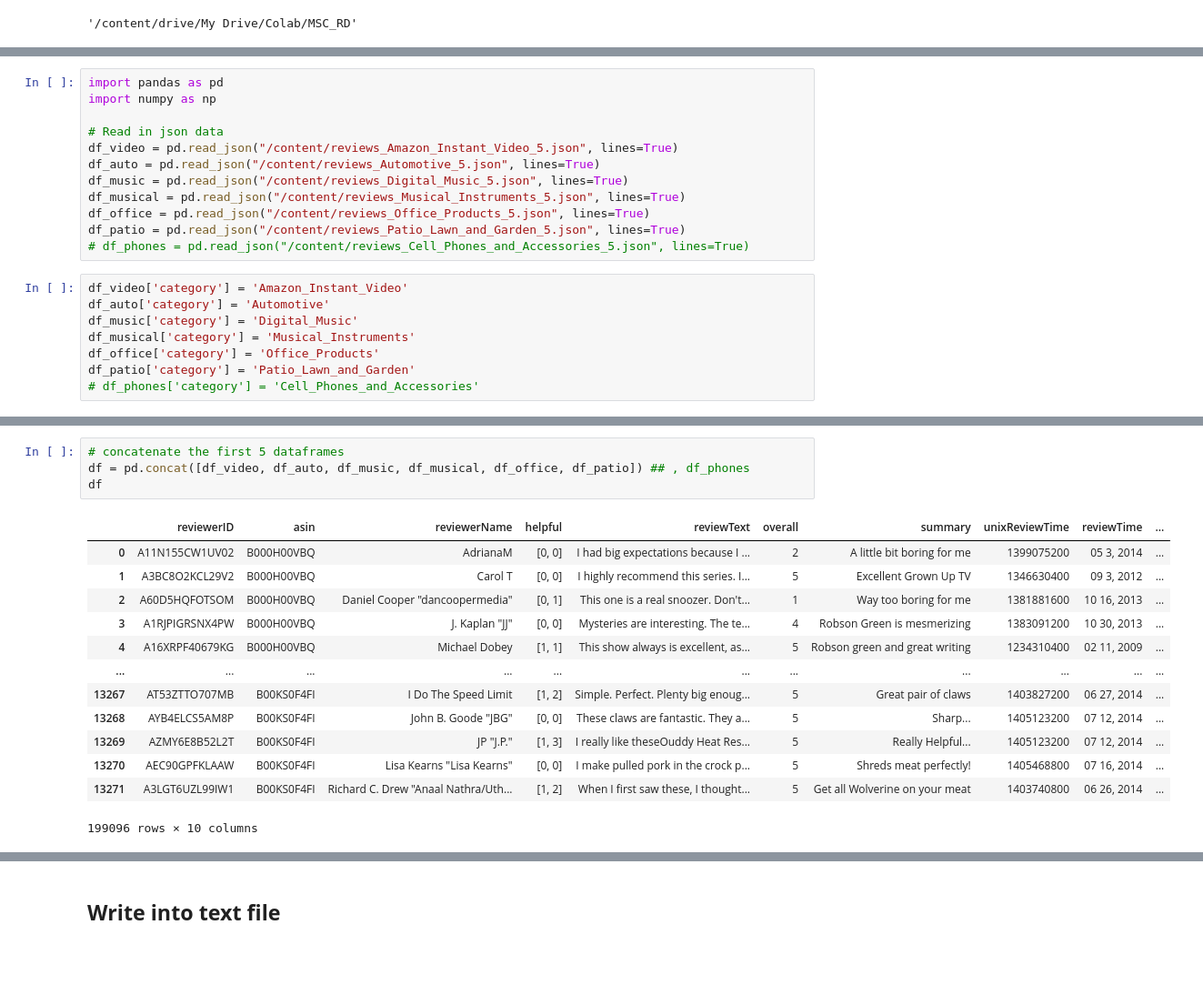
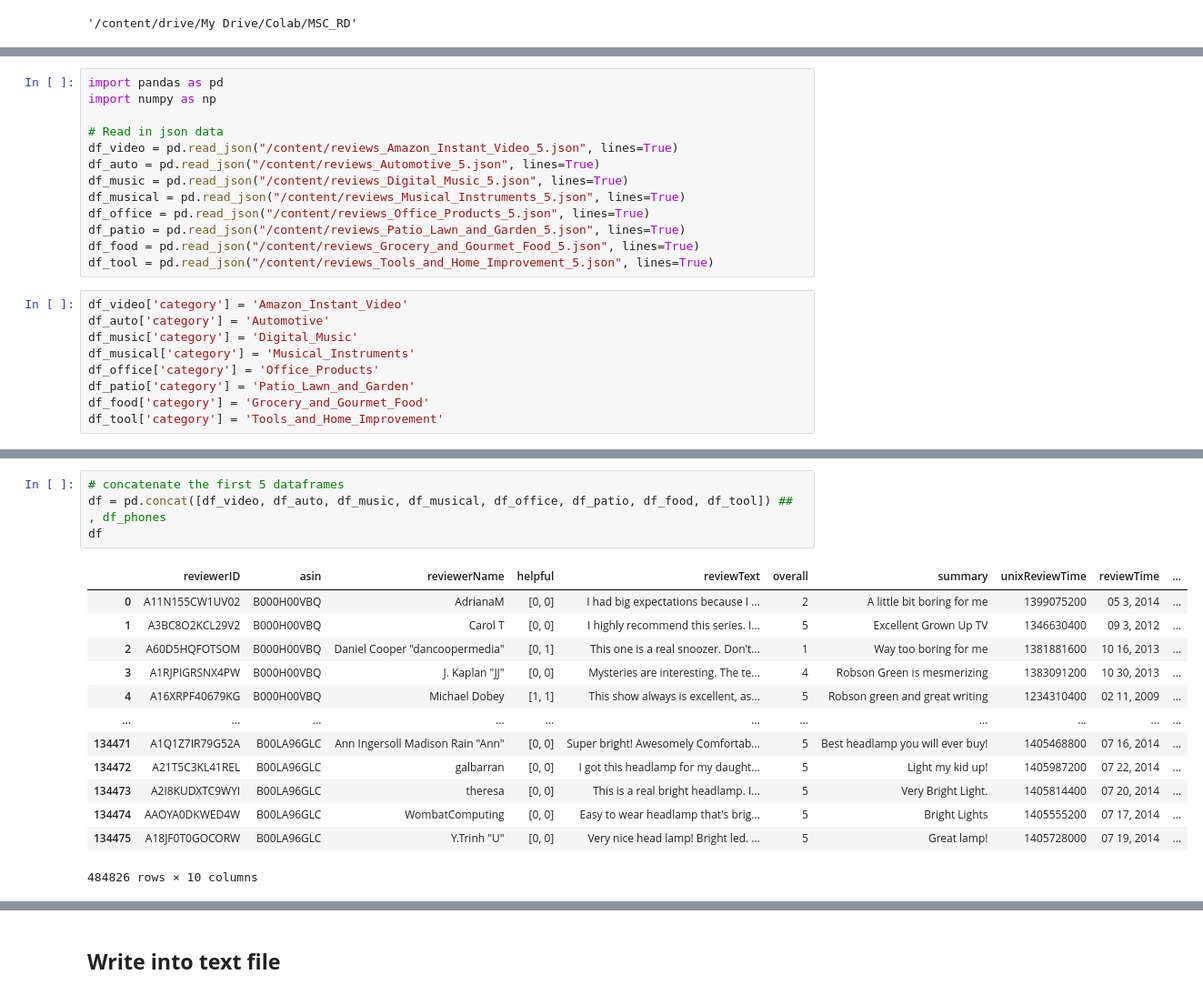
Before and after one commit to mayujie/MSC_text_mining, a Jupyter notebook: RD_datasplit.ipynb, the cells around one changed output, grey strips where cells are left out. Shown at 91% size. Cells and saved outputs as stored; diff of their text form; blank space fills up the shorter version.

Commit message:
RD 8 category reviews split review text into txt

```diff
--- a/RD_datasplit.ipynb
+++ b/RD_datasplit.ipynb
@@ -78,7 +82,8 @@ df_music = pd.read_json("/content/reviews_Digital_Music_5.json", lines=True)
 df_musical = pd.read_json("/content/reviews_Musical_Instruments_5.json", lines=True)
 df_office = pd.read_json("/content/reviews_Office_Products_5.json", lines=True)
 df_patio = pd.read_json("/content/reviews_Patio_Lawn_and_Garden_5.json", lines=True)
-# df_phones = pd.read_json("/content/reviews_Cell_Phones_and_Accessories_5.json", lines=True)
+df_food = pd.read_json("/content/reviews_Grocery_and_Gourmet_Food_5.json", lines=True)
+df_tool = pd.read_json("/content/reviews_Tools_and_Home_Improvement_5.json", lines=True)
 # %%
 df_video['category'] = 'Amazon_Instant_Video'
 df_auto['category'] = 'Automotive'
@@ -86,7 +91,8 @@ df_music['category'] = 'Digital_Music'
 df_musical['category'] = 'Musical_Instruments'
 df_office['category'] = 'Office_Products'
 df_patio['category'] = 'Patio_Lawn_and_Garden'
-# df_phones['category'] = 'Cell_Phones_and_Accessories'
+df_food['category'] = 'Grocery_and_Gourmet_Food'
+df_tool['category'] = 'Tools_and_Home_Improvement'
 # %%
 print(df_video.columns)
 # Number of reviews: 2360871
@@ -102,18 +115,18 @@ Index(['reviewerID', 'asin', 'reviewerName', 'helpful', 'reviewText',
 # %%
 # concatenate the first 5 dataframes
-df = pd.concat([df_video, df_auto, df_music, df_musical, df_office, df_patio]) ## , df_phones
+df = pd.concat([df_video, df_auto, df_music, df_musical, df_office, df_patio, df_food, df_tool]) ## , df_phones
 df
 # %% [output]
 |  | reviewerID | asin | reviewerName | helpful | reviewText | overall | summary | unixReviewTime | reviewTime | ... |
 | 0 | A11N155CW1UV02 | B000H00VBQ | AdrianaM | [0, 0] | I had big expectations because I ... | 2 | A little bit boring for me | 1399075200 | 05 3, 2014 | ... |
 | 1 | A3BC8O2KCL29V2 | B000H00VBQ | Carol T | [0, 0] | I highly recommend this series. I... | 5 | Excellent Grown Up TV | 1346630400 | 09 3, 2012 | ... |
 | 2 | A60D5HQFOTSOM | B000H00VBQ | Daniel Cooper "dancoopermedia" | [0, 1] | This one is a real snoozer. Don't... | 1 | Way too boring for me | 1381881600 | 10 16, 2013 | ... |
 | 3 | A1RJPIGRSNX4PW | B000H00VBQ | J. Kaplan "JJ" | [0, 0] | Mysteries are interesting. The te... | 4 | Robson Green is mesmerizing | 1383091200 | 10 30, 2013 | ... |
 | 4 | A16XRPF40679KG | B000H00VBQ | Michael Dobey | [1, 1] | This show always is excellent, as... | 5 | Robson green and great writing | 1234310400 | 02 11, 2009 | ... |
 | ... | ... | ... | ... | ... | ... | ... | ... | ... | ... | ... |
-| 13267 | AT53ZTTO707MB | B00KS0F4FI | I Do The Speed Limit | [1, 2] | Simple. Perfect. Plenty big enoug... | 5 | Great pair of claws | 1403827200 | 06 27, 2014 | ... |
-| 13268 | AYB4ELCS5AM8P | B00KS0F4FI | John B. Goode "JBG" | [0, 0] | These claws are fantastic. They a... | 5 | Sharp... | 1405123200 | 07 12, 2014 | ... |
-| 13269 | AZMY6E8B52L2T | B00KS0F4FI | JP "J.P." | [1, 3] | I really like theseOuddy Heat Res... | 5 | Really Helpful... | 1405123200 | 07 12, 2014 | ... |
-| 13270 | AEC90GPFKLAAW | B00KS0F4FI | Lisa Kearns "Lisa Kearns" | [0, 0] | I make pulled pork in the crock p... | 5 | Shreds meat perfectly! | 1405468800 | 07 16, 2014 | ... |
-| 13271 | A3LGT6UZL99IW1 | B00KS0F4FI | Richard C. Drew "Anaal Nathra/Uth... | [1, 2] | When I first saw these, I thought... | 5 | Get all Wolverine on your meat | 1403740800 | 06 26, 2014 | ... |
+| 134471 | A1Q1Z7IR79G52A | B00LA96GLC | Ann Ingersoll Madison Rain "Ann" | [0, 0] | Super bright! Awesomely Comfortab... | 5 | Best headlamp you will ever buy! | 1405468800 | 07 16, 2014 | ... |
+| 134472 | A21T5C3KL41REL | B00LA96GLC | galbarran | [0, 0] | I got this headlamp for my daught... | 5 | Light my kid up! | 1405987200 | 07 22, 2014 | ... |
+| 134473 | A2I8KUDXTC9WYI | B00LA96GLC | theresa | [0, 0] | This is a real bright headlamp. I... | 5 | Very Bright Light. | 1405814400 | 07 20, 2014 | ... |
+| 134474 | AAOYA0DKWED4W | B00LA96GLC | WombatComputing | [0, 0] | Easy to wear headlamp that's brig... | 5 | Bright Lights | 1405555200 | 07 17, 2014 | ... |
+| 134475 | A18JF0T0GOCORW | B00LA96GLC | Y.Trinh "U" | [0, 0] | Very nice head lamp! Bright led. ... | 5 | Great lamp! | 1405728000 | 07 19, 2014 | ... |
-199096 rows × 10 columns
+484826 rows × 10 columns
```
Also changed, not shown: parts of 23 cells of this notebook.
